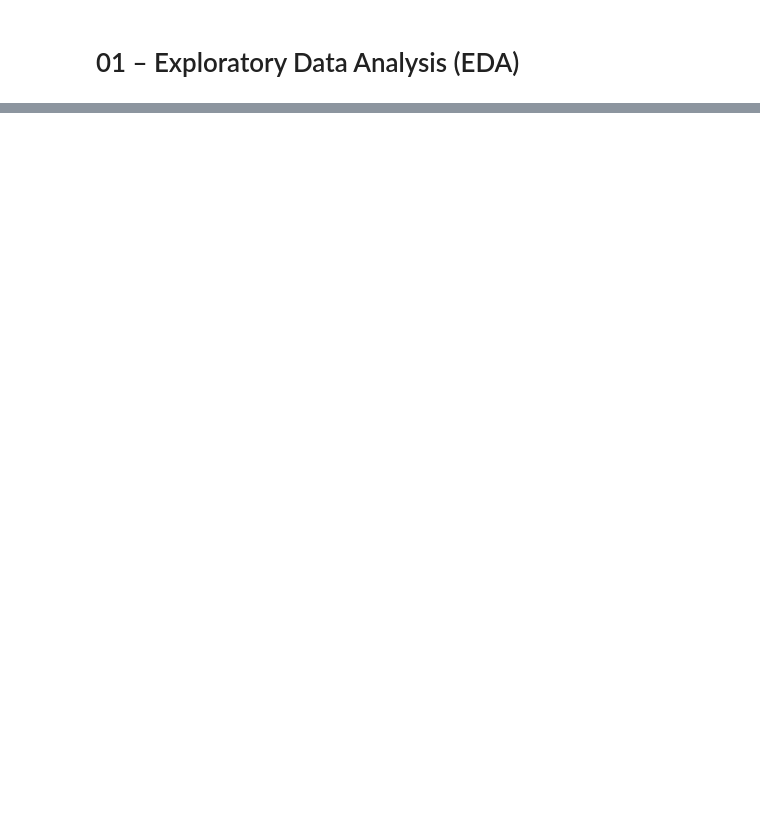
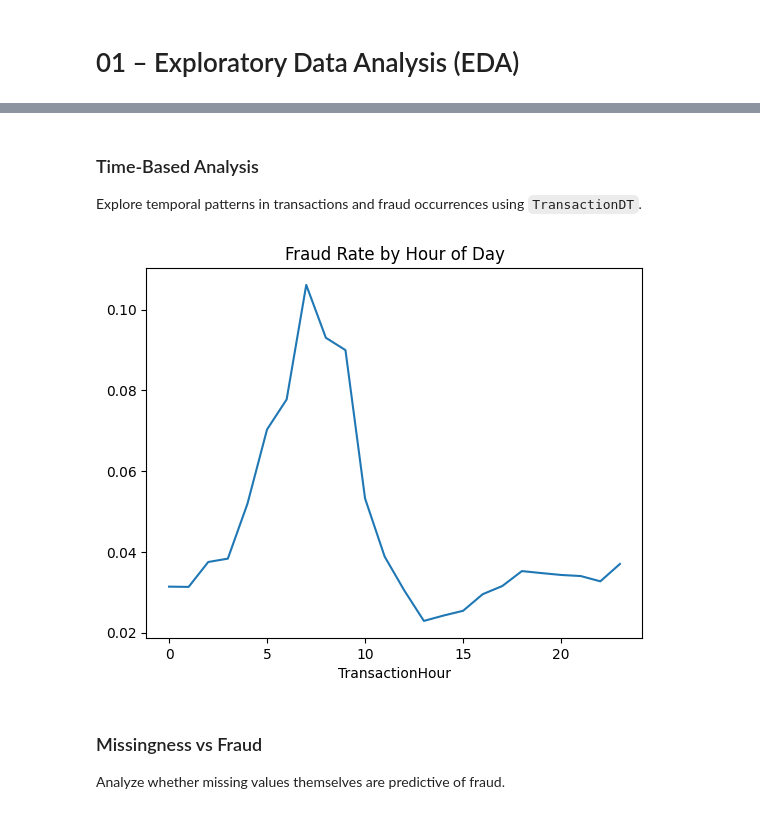
Before and after one commit to dhwanil1907/fraud-detection-platform, a Jupyter notebook: notebooks/01_eda.ipynb, the cells around one changed output, grey strips where cells are left out. Saved outputs shown, nothing was run; the diff lists cells and outputs as text; code cells hidden in the pictures; blank space fills up the shorter version.

```diff
--- a/notebooks/01_eda.ipynb
+++ b/notebooks/01_eda.ipynb
@@ -66,0 +261,15 @@ Summarize key findings from the EDA:
+# %% [markdown]
+### Time-Based Analysis
+Explore temporal patterns in transactions and fraud occurrences using `TransactionDT`.
+# %%
+df["TransactionHour"] = (df["TransactionDT"] // 3600) % 24
+
+df.groupby("TransactionHour")["isFraud"].mean().plot(
+    title="Fraud Rate by Hour of Day"
+)
+plt.show()
+# %% [output]
+[figure, added]
+# %% [markdown]
+### Missingness vs Fraud
+Analyze whether missing values themselves are predictive of fraud.
```
Also changed, not shown: parts of 47 cells of this notebook, 2 other files.
